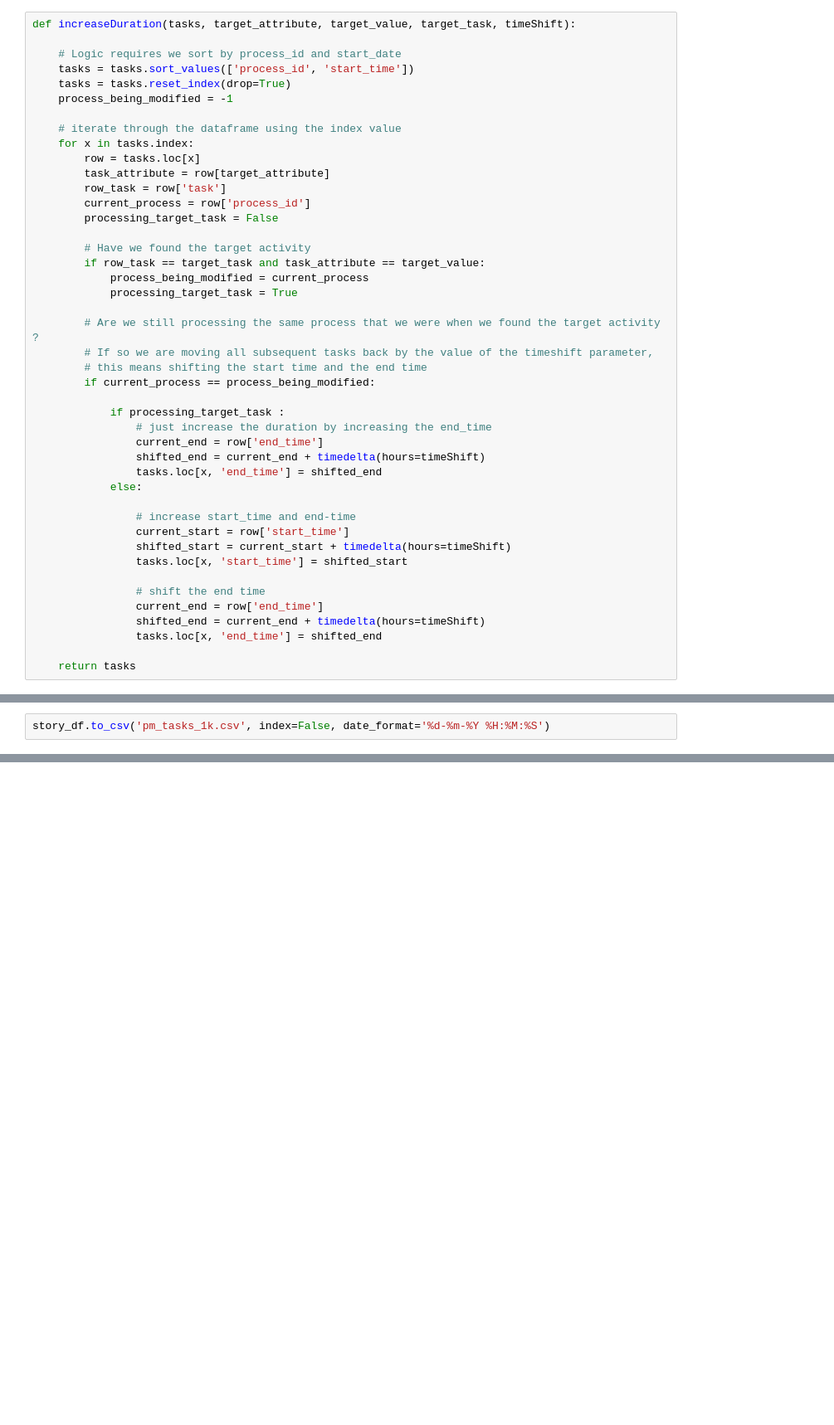
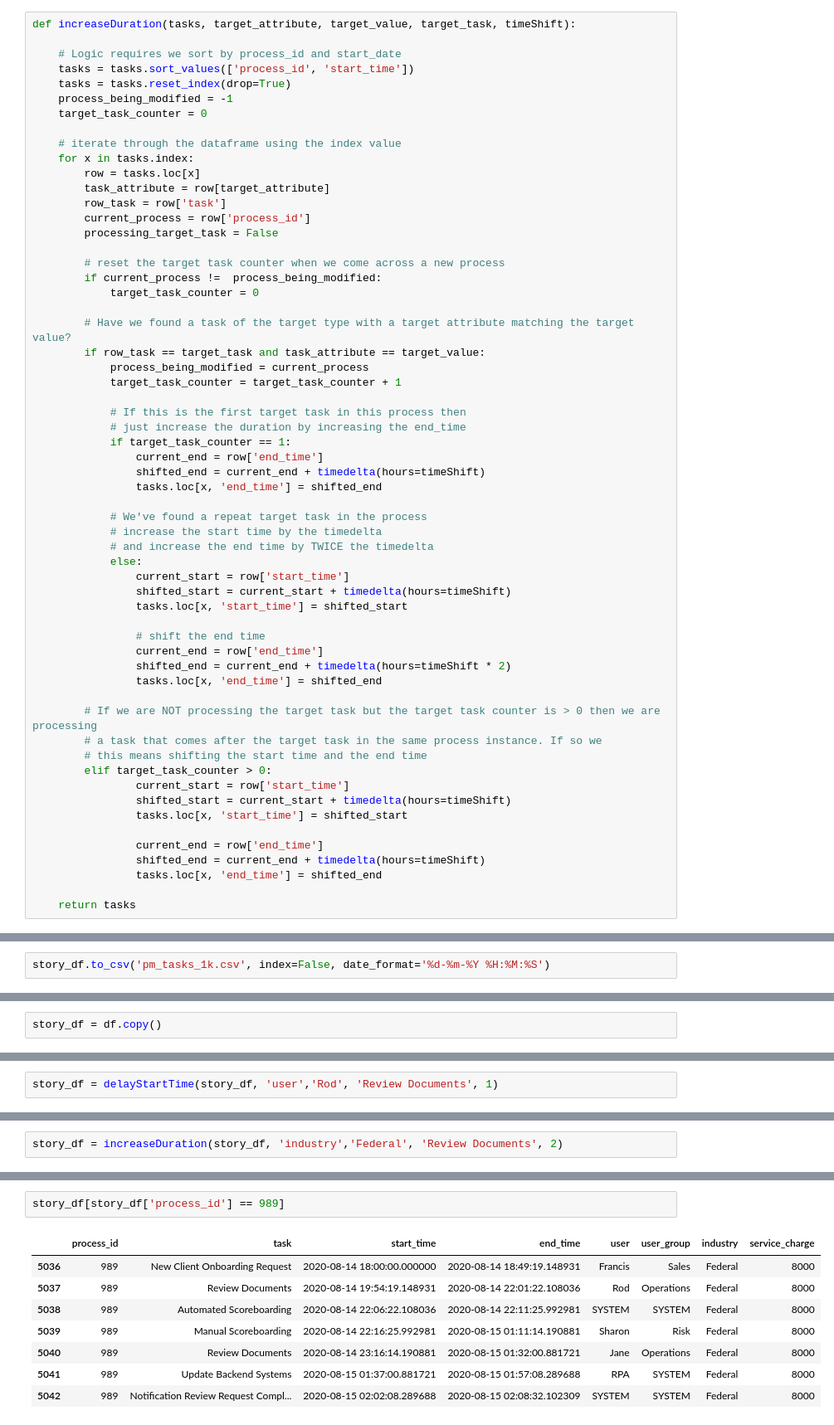
Before and after one commit to gerry-baird/pm-data-gen, a Jupyter notebook: data_gen.ipynb, the cells around one changed output, grey strips where cells are left out. Shown: that part at 83% size. Cells and saved outputs as stored; diff of their text form; blank space fills up the shorter version.

Commit message:
Fixed bug in increaseDuration()

```diff
--- a/data_gen.ipynb
+++ b/data_gen.ipynb
@@ -132,6 +140,7 @@ def increaseDuration(tasks, target_attribute, target_value, target_task, timeShi
     tasks = tasks.sort_values(['process_id', 'start_time'])
     tasks = tasks.reset_index(drop=True)
     process_being_modified = -1
+    target_task_counter = 0
 
     # iterate through the dataframe using the index value
     for x in tasks.index:
@@ -141,30 +150,44 @@ def increaseDuration(tasks, target_attribute, target_value, target_task, timeShi
         current_process = row['process_id']
         processing_target_task = False
 
-        # Have we found the target activity
+        # reset the target task counter when we come across a new process
+        if current_process !=  process_being_modified:
+            target_task_counter = 0
+
+        # Have we found a task of the target type with a target attribute matching the target value?
         if row_task == target_task and task_attribute == target_value:
             process_being_modified = current_process
-            processing_target_task = True
+            target_task_counter = target_task_counter + 1
 
-        # Are we still processing the same process that we were when we found the target activity ?
-        # If so we are moving all subsequent tasks back by the value of the timeshift parameter,
-        # this means shifting the start time and the end time
-        if current_process == process_being_modified:
-
-            if processing_target_task :
-                # just increase the duration by increasing the end_time
+            # If this is the first target task in this process then
+            # just increase the duration by increasing the end_time
+            if target_task_counter == 1:
                 current_end = row['end_time']
                 shifted_end = current_end + timedelta(hours=timeShift)
                 tasks.loc[x, 'end_time'] = shifted_end
+
+            # We've found a repeat target task in the process
+            # increase the start time by the timedelta
+            # and increase the end time by TWICE the timedelta
             else:
-
-                # increase start_time and end-time
                 current_start = row['start_time']
                 shifted_start = current_start + timedelta(hours=timeShift)
                 tasks.loc[x, 'start_time'] = shifted_start
 
                 # shift the end time
                 current_end = row['end_time']
+                shifted_end = current_end + timedelta(hours=timeShift * 2)
+                tasks.loc[x, 'end_time'] = shifted_end
+
+        # If we are NOT processing the target task but the target task counter is > 0 then we are processing
+        # a task that comes after the target task in the same process instance. If so we
+        # this means shifting the start time and the end time
+        elif target_task_counter > 0:
+                current_start = row['start_time']
+                shifted_start = current_start + timedelta(hours=timeShift)
+                tasks.loc[x, 'start_time'] = shifted_start
+
+                current_end = row['end_time']
                 shifted_end = current_end + timedelta(hours=timeShift)
                 tasks.loc[x, 'end_time'] = shifted_end
 
@@ -534,0 +562,2 @@ story_df.to_csv('pm_tasks_1k.csv', index=False, date_format='%d-%m-%Y %H:%M:%S')
+# %%
+story_df = df.copy()
@@ -534,0 +566,2 @@ story_df.to_csv('pm_tasks_1k.csv', index=False, date_format='%d-%m-%Y %H:%M:%S')
+# %%
+story_df = delayStartTime(story_df, 'user','Rod', 'Review Documents', 1)
@@ -534,0 +570,2 @@ story_df.to_csv('pm_tasks_1k.csv', index=False, date_format='%d-%m-%Y %H:%M:%S')
+# %%
+story_df = increaseDuration(story_df, 'industry','Federal', 'Review Documents', 2)
@@ -534,0 +578,11 @@ story_df.to_csv('pm_tasks_1k.csv', index=False, date_format='%d-%m-%Y %H:%M:%S')
+# %%
+story_df[story_df['process_id'] == 989]
+# %% [output]
+|  | process_id | task | start_time | end_time | user | user_group | industry | service_charge |
+| 5036 | 989 | New Client Onboarding Request | 2020-08-14 18:00:00.000000 | 2020-08-14 18:49:19.148931 | Francis | Sales | Federal | 8000 |
+| 5037 | 989 | Review Documents | 2020-08-14 19:54:19.148931 | 2020-08-14 22:01:22.108036 | Rod | Operations | Federal | 8000 |
+| 5038 | 989 | Automated Scoreboarding | 2020-08-14 22:06:22.108036 | 2020-08-14 22:11:25.992981 | SYSTEM | SYSTEM | Federal | 8000 |
+| 5039 | 989 | Manual Scoreboarding | 2020-08-14 22:16:25.992981 | 2020-08-15 01:11:14.190881 | Sharon | Risk | Federal | 8000 |
+| 5040 | 989 | Review Documents | 2020-08-14 23:16:14.190881 | 2020-08-15 01:32:00.881721 | Jane | Operations | Federal | 8000 |
+| 5041 | 989 | Update Backend Systems | 2020-08-15 01:37:00.881721 | 2020-08-15 01:57:08.289688 | RPA | SYSTEM | Federal | 8000 |
+| 5042 | 989 | Notification Review Request Compl... | 2020-08-15 02:02:08.289688 | 2020-08-15 02:08:32.102309 | SYSTEM | SYSTEM | Federal | 8000 |
```
Also changed, not shown: parts of 27 cells of this notebook, 1 other file.
